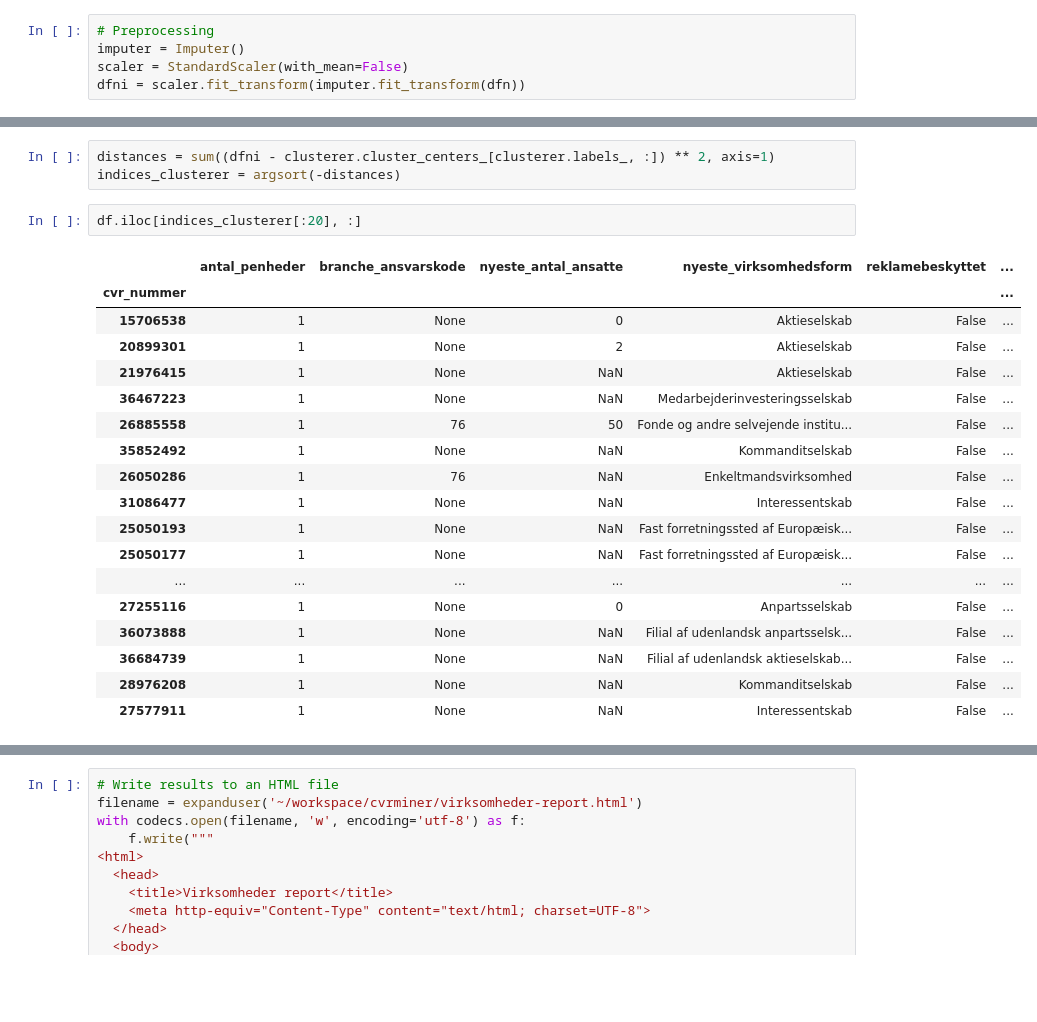
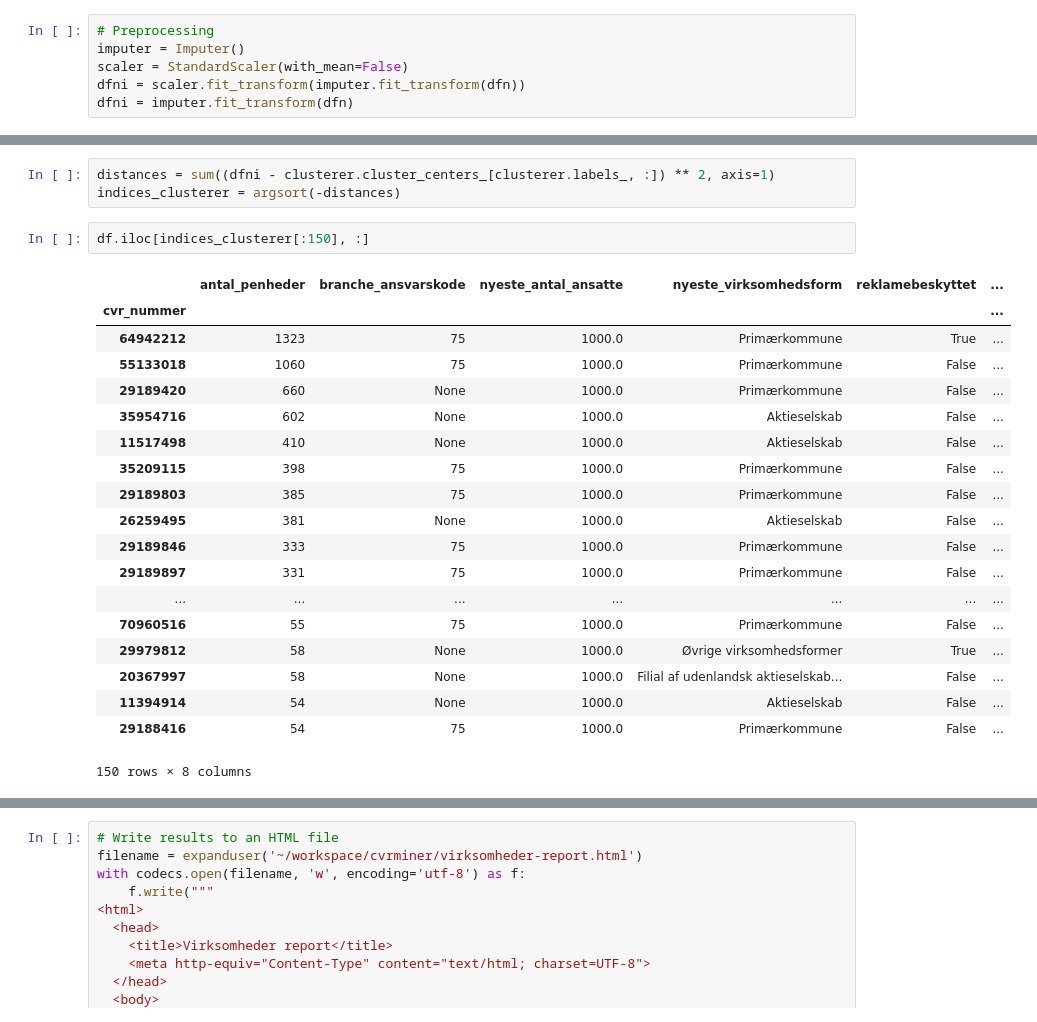
Before and after one commit to fnielsen/cvrminer, a Jupyter notebook: notebooks/Outlier detection.ipynb, the cells around one changed output, grey strips where cells are left out. Drawn from its saved outputs; the diff is of its cells as text; blank space fills up the shorter version.

```diff
--- a/notebooks/Outlier detection.ipynb
+++ b/notebooks/Outlier detection.ipynb
@@ -72,6 +72,7 @@ dfn.describe()
 imputer = Imputer()
 scaler = StandardScaler(with_mean=False)
 dfni = scaler.fit_transform(imputer.fit_transform(dfn))
+dfni = imputer.fit_transform(dfn)
 # %%
 # Outlier detection/novelty detection with K-means clustering
 clusterer = MiniBatchKMeans(n_clusters=8, random_state=1, verbose=False)
@@ -85,26 +86,27 @@ MiniBatchKMeans(batch_size=100, compute_labels=True, init='k-means++',
 distances = sum((dfni - clusterer.cluster_centers_[clusterer.labels_, :]) ** 2, axis=1)
 indices_clusterer = argsort(-distances)
 # %%
-df.iloc[indices_clusterer[:20], :]
+df.iloc[indices_clusterer[:150], :]
 # %% [output]
 |  | antal_penheder | branche_ansvarskode | nyeste_antal_ansatte | nyeste_virksomhedsform | reklamebeskyttet | ... |
 | cvr_nummer |  |  |  |  |  | ... |
-| 15706538 | 1 | None | 0 | Aktieselskab | False | ... |
-| 20899301 | 1 | None | 2 | Aktieselskab | False | ... |
-| 21976415 | 1 | None | NaN | Aktieselskab | False | ... |
-| 36467223 | 1 | None | NaN | Medarbejderinvesteringsselskab | False | ... |
-| 26885558 | 1 | 76 | 50 | Fonde og andre selvejende institu... | False | ... |
-| 35852492 | 1 | None | NaN | Kommanditselskab | False | ... |
-| 26050286 | 1 | 76 | NaN | Enkeltmandsvirksomhed | False | ... |
-| 31086477 | 1 | None | NaN | Interessentskab | False | ... |
-| 25050193 | 1 | None | NaN | Fast forretningssted af Europæisk... | False | ... |
-| 25050177 | 1 | None | NaN | Fast forretningssted af Europæisk... | False | ... |
+| 64942212 | 1323 | 75 | 1000.0 | Primærkommune | True | ... |
+| 55133018 | 1060 | 75 | 1000.0 | Primærkommune | False | ... |
+| 29189420 | 660 | None | 1000.0 | Primærkommune | False | ... |
+| 35954716 | 602 | None | 1000.0 | Aktieselskab | False | ... |
+| 11517498 | 410 | None | 1000.0 | Aktieselskab | False | ... |
+| 35209115 | 398 | 75 | 1000.0 | Primærkommune | False | ... |
+| 29189803 | 385 | 75 | 1000.0 | Primærkommune | False | ... |
+| 26259495 | 381 | None | 1000.0 | Aktieselskab | False | ... |
+| 29189846 | 333 | 75 | 1000.0 | Primærkommune | False | ... |
+| 29189897 | 331 | 75 | 1000.0 | Primærkommune | False | ... |
 | ... | ... | ... | ... | ... | ... | ... |
-| 27255116 | 1 | None | 0 | Anpartsselskab | False | ... |
-| 36073888 | 1 | None | NaN | Filial af udenlandsk anpartsselsk... | False | ... |
-| 36684739 | 1 | None | NaN | Filial af udenlandsk aktieselskab... | False | ... |
-| 28976208 | 1 | None | NaN | Kommanditselskab | False | ... |
-| 27577911 | 1 | None | NaN | Interessentskab | False | ... |
+| 70960516 | 55 | 75 | 1000.0 | Primærkommune | False | ... |
+| 29979812 | 58 | None | 1000.0 | Øvrige virksomhedsformer | True | ... |
+| 20367997 | 58 | None | 1000.0 | Filial af udenlandsk aktieselskab... | False | ... |
+| 11394914 | 54 | None | 1000.0 | Aktieselskab | False | ... |
+| 29188416 | 54 | 75 | 1000.0 | Primærkommune | False | ... |
+150 rows × 8 columns
 # %%
 # Plot histogram for distances related to the company with the largest distance
 index_for_max = indices_clusterer[0]
```
Also changed, not shown: parts of 6 cells of this notebook.
